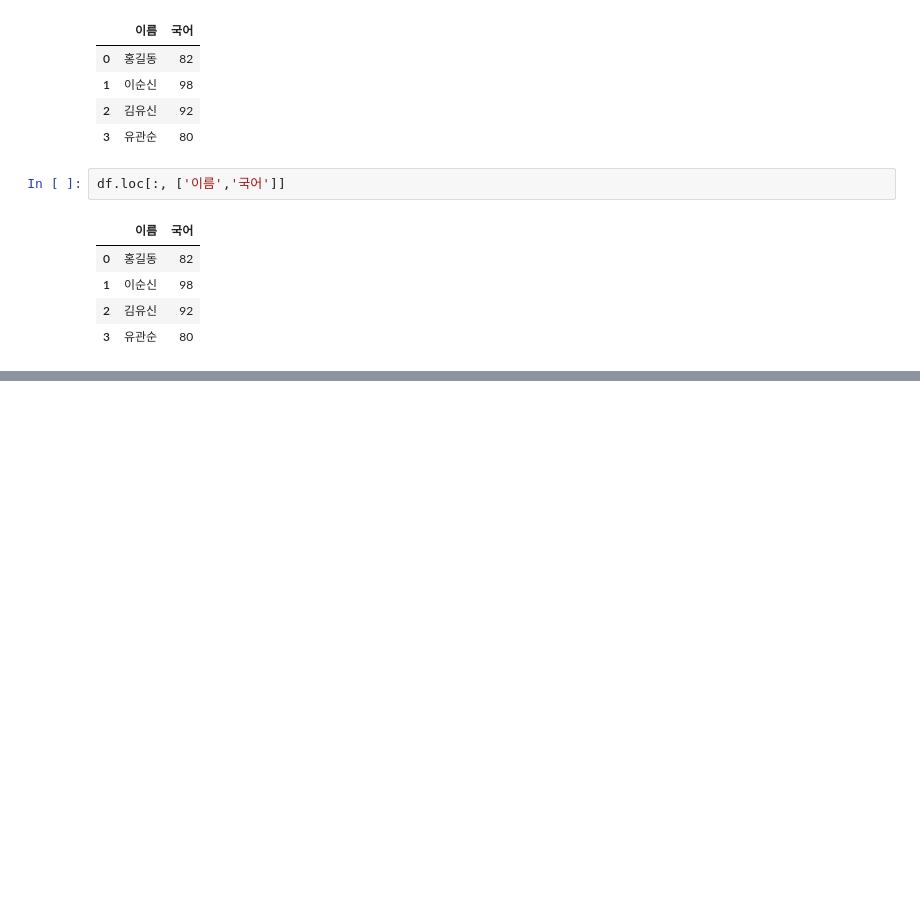
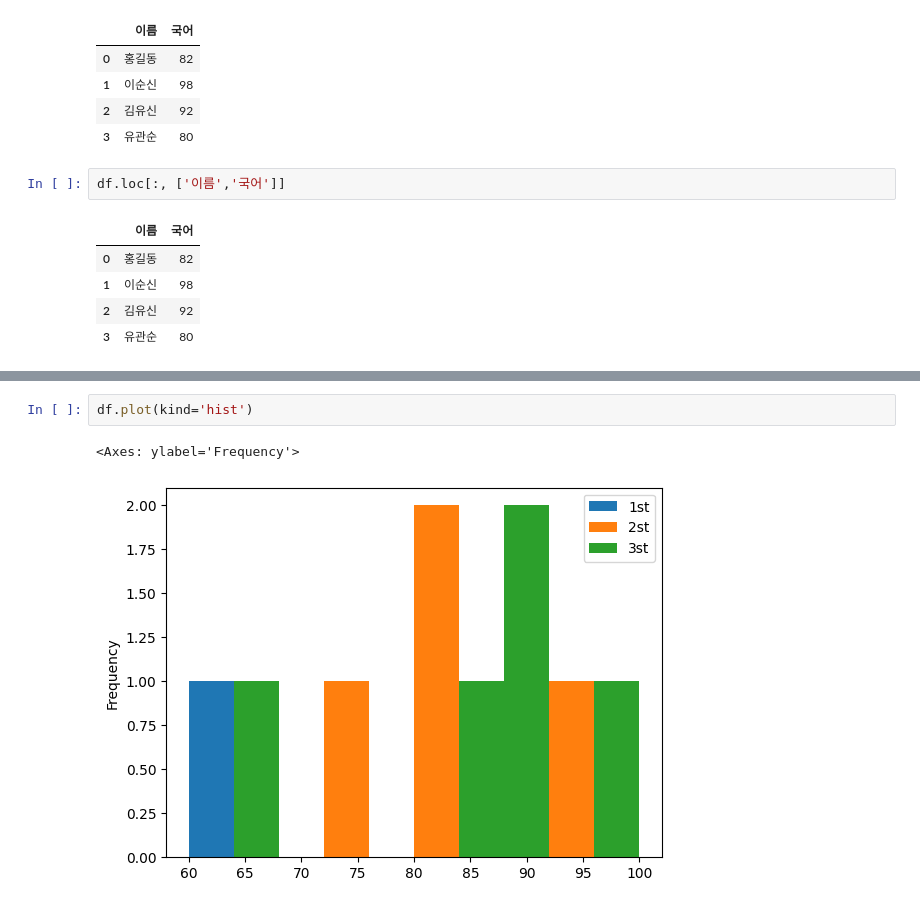
Before and after one commit to layla-focalors/AColab_Github_data_processing, a Jupyter notebook: Python_Pandas.ipynb, the cells around one changed output, grey strips where cells are left out. Drawn from its saved outputs; the diff is of its cells as text; blank space fills up the shorter version.

```diff
--- a/Python_Pandas.ipynb
+++ b/Python_Pandas.ipynb
@@ -106,0 +296,5 @@ df.loc[:, ['이름','국어']]
+# %%
+df.plot(kind='hist')
+# %% [output]
+<Axes: ylabel='Frequency'>
+[figure, added]
```
Also changed, not shown: parts of 26 cells of this notebook.
